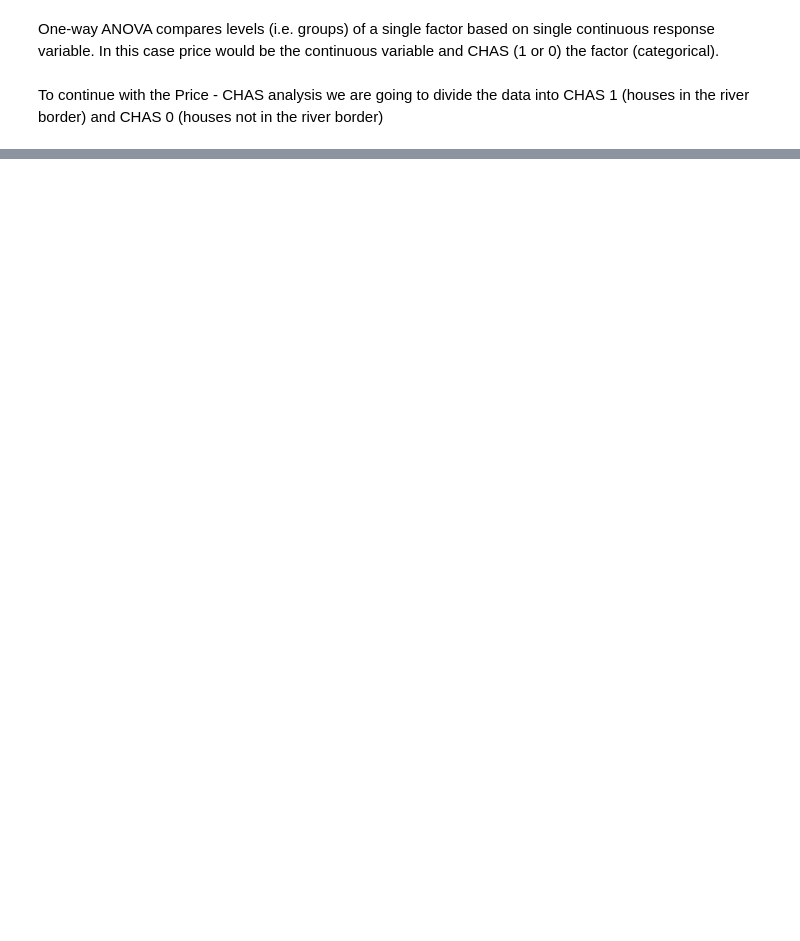
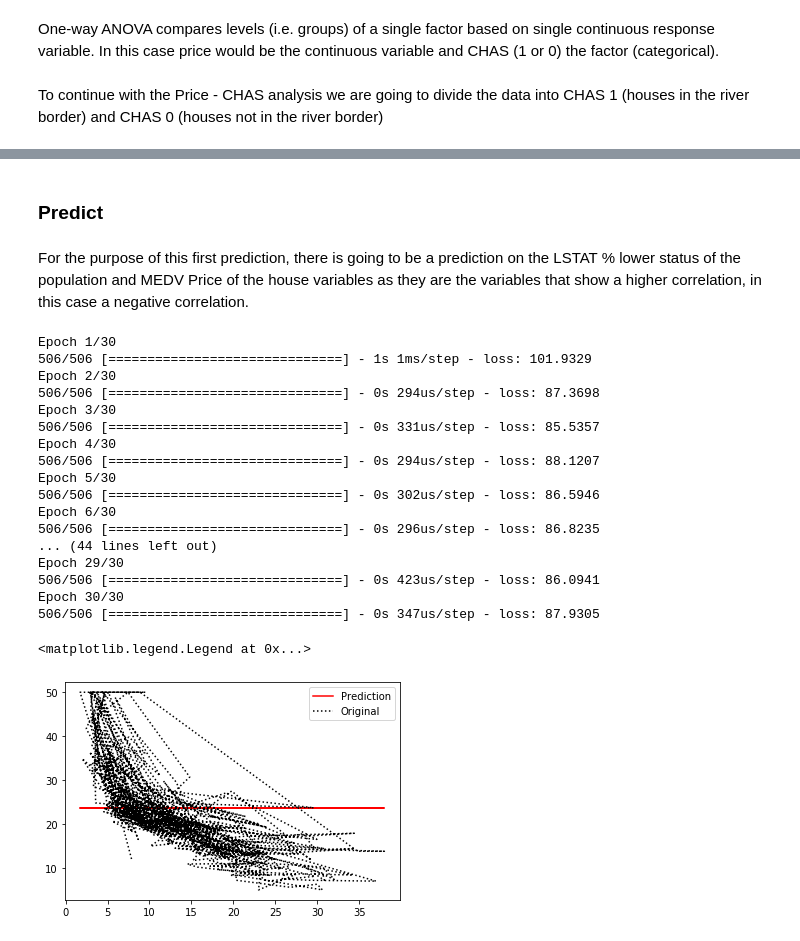
Before and after one commit to Nayade2lu/machine-learning, a Jupyter notebook: Project Machine Learning Lucia Saura Corella.ipynb, the cells around one changed output, grey strips where cells are left out. Saved outputs shown, nothing was run; the diff lists cells and outputs as text; code cells hidden in the pictures; blank space fills up the shorter version.

Commit message:
first attempt traina neurons network

```diff
--- a/Project Machine Learning Lucia Saura Corella.ipynb
+++ b/Project Machine Learning Lucia Saura Corella.ipynb
@@ -441,0 +394,57 @@ sns.boxplot(x='CHAS', y='MEDV', data=bostondf)
+# %% [markdown]
+### Predict
+# %% [markdown]
+For the purpose of this first prediction, there is going to be a prediction on the LSTAT % lower status of the population and MEDV Price of the house variables as they are the variables that show a higher correlation, in this case a negative correlation.
+# %%
+x = bostondf['LSTAT']
+y = bostondf['MEDV']
+
+#y = y_l
+#y = y_p
+#y = y_s
+
+# Create a new neural network.
+#m = kr.models.Sequential()
+
+# Add neurons.
+#m.add(kr.layers.Dense(1, input_dim=1, activation="linear"))
+
+# Add neurons
+m.add(kr.layers.Dense(20, input_dim=1, activation="relu"))
+m.add(kr.layers.Dense(20, activation="linear"))
+m.add(kr.layers.Dense(20, activation="tanh"))
+m.add(kr.layers.Dense(1, activation='linear'))
+
+# Compile the model.
+m.compile(loss="mean_squared_error", optimizer="sgd")
+
+# Train the model.
+m.fit(x, y, epochs=30, batch_size=10)
+
+# Run each x value through the neural network.
+p = m.predict(x)
+
+# Plot the values.
+plt.plot(x, p, 'r-', label='Prediction')
+plt.plot(x, y, 'k:', label='Original')
+plt.legend()
+# %% [output]
+Epoch 1/30
+506/506 [==============================] - 1s 1ms/step - loss: 101.9329
+Epoch 2/30
+506/506 [==============================] - 0s 294us/step - loss: 87.3698
+Epoch 3/30
+506/506 [==============================] - 0s 331us/step - loss: 85.5357
+Epoch 4/30
+506/506 [==============================] - 0s 294us/step - loss: 88.1207
+Epoch 5/30
+506/506 [==============================] - 0s 302us/step - loss: 86.5946
+Epoch 6/30
+506/506 [==============================] - 0s 296us/step - loss: 86.8235
+... (44 lines left out)
+Epoch 29/30
+506/506 [==============================] - 0s 423us/step - loss: 86.0941
+Epoch 30/30
+506/506 [==============================] - 0s 347us/step - loss: 87.9305
+<matplotlib.legend.Legend at 0x...>
+[figure, added]
```
Also changed, not shown: parts of 17 cells of this notebook.
